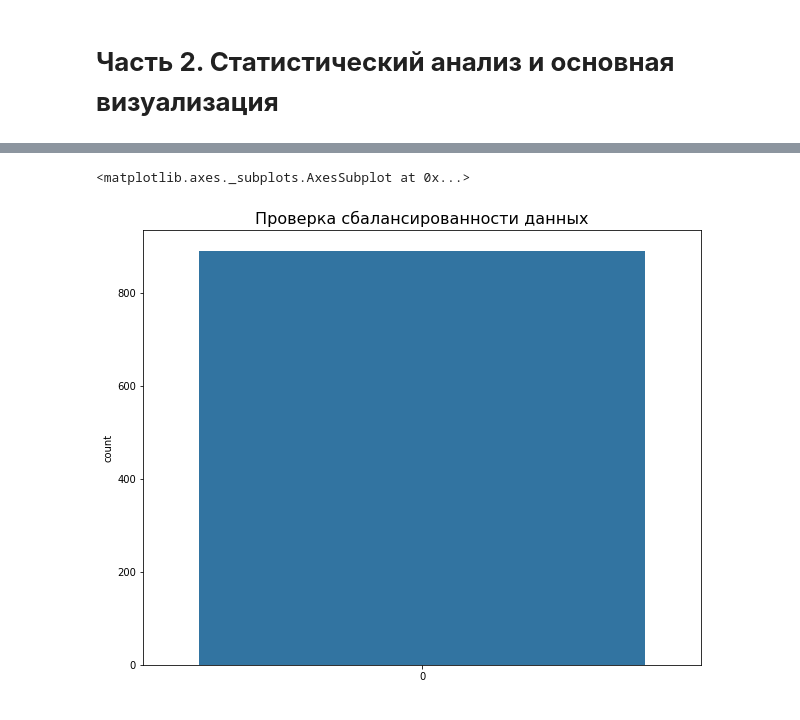
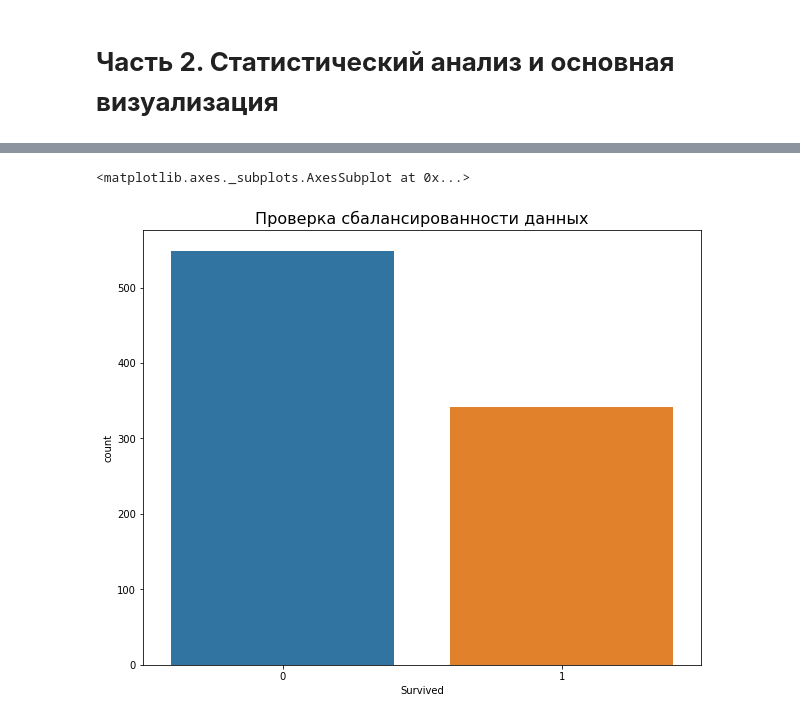
Before and after one commit to AlexeyProvorov/Other_projects, a Jupyter notebook: ML_DiKaprio_visual.ipynb, the cells around one changed output, grey strips where cells are left out. Cells and saved outputs as stored; diff of their text form; code cells hidden in the pictures.

```diff
--- a/ML_DiKaprio_visual.ipynb
+++ b/ML_DiKaprio_visual.ipynb
@@ -188,0 +595,30 @@ target = train_data['Survived'].values
+# %%
+all_data_stat = train_data_visual.copy()
+
+# Переводим номер кабины в 0-1
+all_data_stat['Has_Cabin'] = all_data_stat['Cabin'].apply(lambda x: 0 if type(x) == float else 1)
+
+# Размер семьи
+all_data_stat['Family_Size'] = all_data_stat['SibSp'] + all_data['Parch'] + 1
+
+# Признак одинокого плавания
+all_data_stat['Is_alone'] = all_data_stat['Family_Size'].apply(lambda x: 0 if x>1 else 1)
+# %%
+# Использование регулярных выражений для поиска титулов в именах
+import re
+def get_title(name):
+    title_search = re.search('([A-Za-z]+)\.', name) # Берём все буквы до точки
+    if title_search:
+        return title_search.group(1)
+    return ""
+
+# Применяем к столбцу Name
+all_data_stat['Title'] = all_data_stat['Name'].apply(get_title)
+# %%
+# исправление неточностей в титулах и замена редких на нейтральное значение
+all_data_stat['Title'] = all_data_stat['Title'].replace(['Lady', 'Countess', 'Capt', 'Col', 'Don', 'Dr', 'Rev', 'Major', 'Sir', 'Jonkheer', 'Dona'], 'Rare')
+all_data_stat['Title'] = all_data_stat['Title'].replace('Mlle', 'Miss')
+all_data_stat['Title'] = all_data_stat['Title'].replace('Ms', 'Miss')
+# %%
+# Дропаем ненужное
+all_data_stat = all_data_stat.drop(["Name", 'Ticket', 'Cabin'], axis = 1)
@@ -189,7 +635,7 @@ target = train_data['Survived'].values
 # %%
 plt.figure(figsize=(10,8))
 plt.title('Проверка сбалансированности данных', fontsize=16)
-sns.countplot(data=y)
+sns.countplot(data=all_data_stat, x='Survived')
 # %% [output]
 <matplotlib.axes._subplots.AxesSubplot at 0x...>
-[figure, old version]
+[figure, new version]
```
Also changed, not shown: parts of 80 cells of this notebook.
